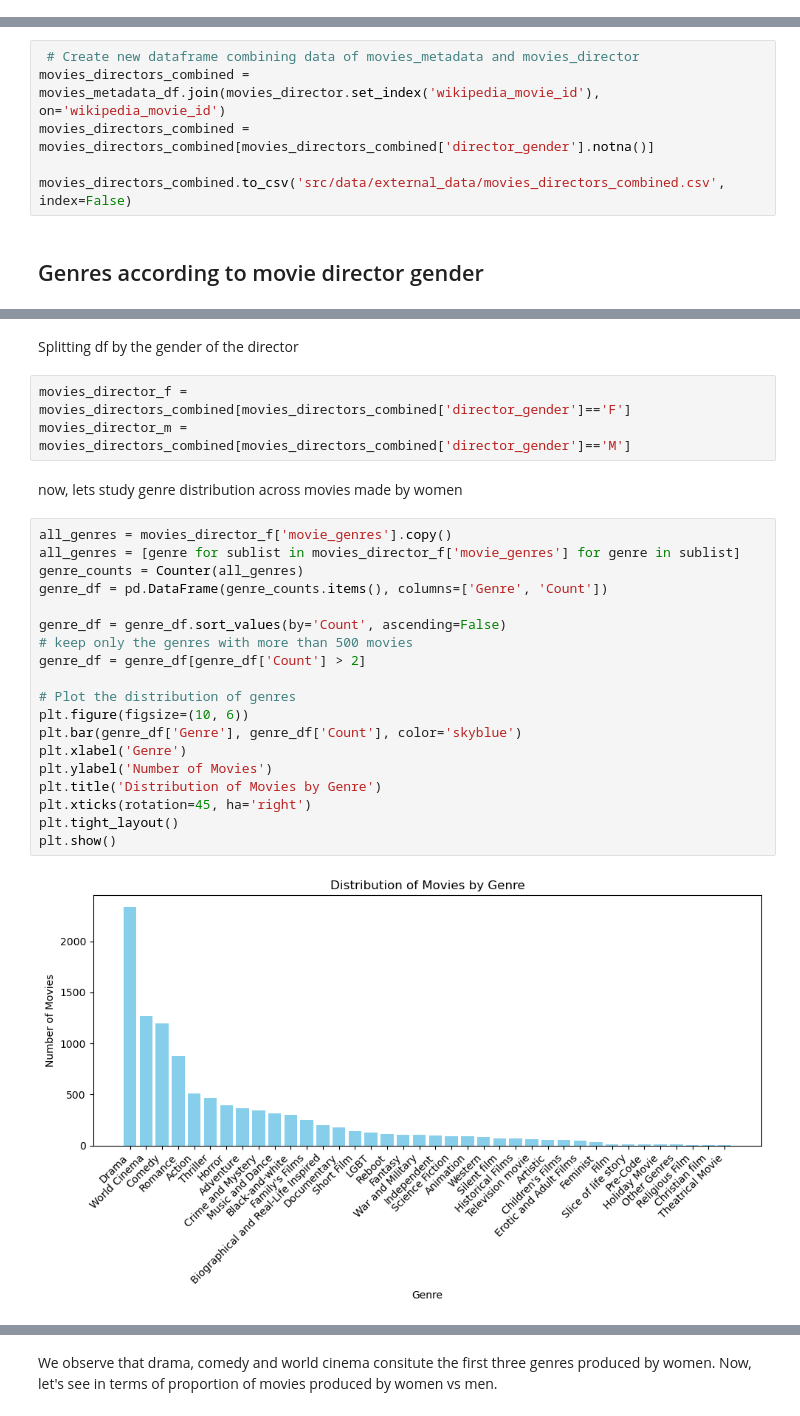
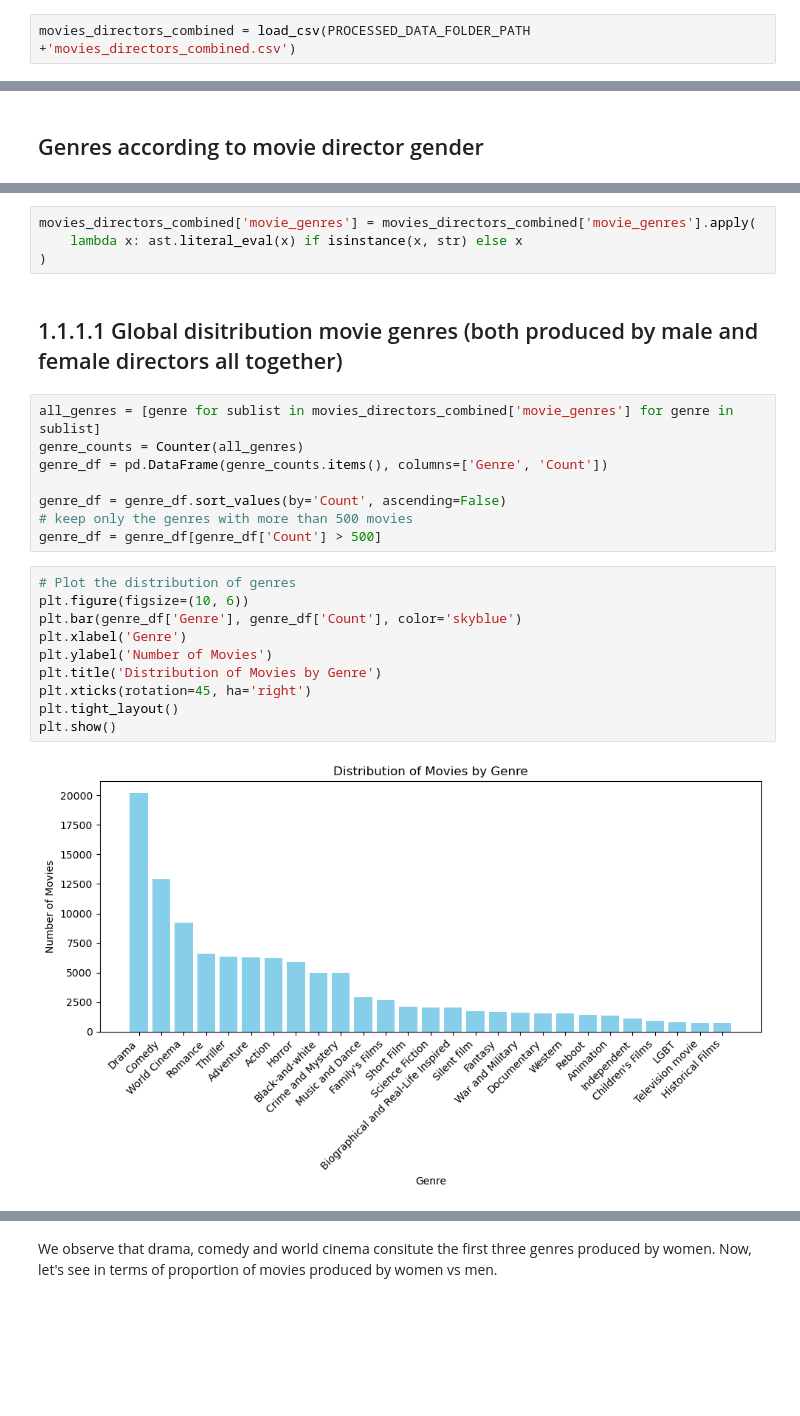
Before and after one commit to epfl-ada/ada-2024-project-adapocalypse, a Jupyter notebook: results_peps.ipynb, the cells around one changed output, grey strips where cells are left out. Saved outputs shown, nothing was run; the diff lists cells and outputs as text; blank space fills up the shorter version.

Commit message:
Results genres peps

```diff
--- a/results_peps.ipynb
+++ b/results_peps.ipynb
@@ -74,0 +40,2 @@ movies_director.rename(columns={'gender': 'director_gender'}, inplace=True)
+# %%
+movies_directors_combined = load_csv(PROCESSED_DATA_FOLDER_PATH +'movies_directors_combined.csv')
@@ -77,9 +49,3 @@ movies_director['wikipedia_movie_id'] = movies_director['wikipedia_movie_id'].as
-# %%
- # Create new dataframe combining data of movies_metadata and movies_director
-movies_directors_combined = movies_metadata_df.join(movies_director.set_index('wikipedia_movie_id'), on='wikipedia_movie_id')
-movies_directors_combined = movies_directors_combined[movies_directors_combined['director_gender'].notna()]
-
-movies_directors_combined.to_csv('src/data/external_data/movies_directors_combined.csv', index=False)
 # %% [markdown]
 ## Genres according to movie director gender
 # %%
@@ -92,28 +58,26 @@ movies_directors_combined.head(3)
-# %% [markdown]
-Splitting df by the gender of the director
-# %%
-movies_director_f = movies_directors_combined[movies_directors_combined['director_gender']=='F']
-movies_director_m = movies_directors_combined[movies_directors_combined['director_gender']=='M']
-# %% [markdown]
-now, lets study genre distribution across movies made by women
+# %%
+movies_directors_combined['movie_genres'] = movies_directors_combined['movie_genres'].apply(
+    lambda x: ast.literal_eval(x) if isinstance(x, str) else x
+)
+# %% [markdown]
+## 1.1.1.1 Global disitribution movie genres (both produced by male and female directors all together)
+# %%
+all_genres = [genre for sublist in movies_directors_combined['movie_genres'] for genre in sublist]
+genre_counts = Counter(all_genres)
+genre_df = pd.DataFrame(genre_counts.items(), columns=['Genre', 'Count'])
+
+genre_df = genre_df.sort_values(by='Count', ascending=False)
+# keep only the genres with more than 500 movies
+genre_df = genre_df[genre_df['Count'] > 500]
 # %%
-all_genres = movies_director_f['movie_genres'].copy()
-all_genres = [genre for sublist in movies_director_f['movie_genres'] for genre in sublist]
-genre_counts = Counter(all_genres)
-genre_df = pd.DataFrame(genre_counts.items(), columns=['Genre', 'Count'])
-
-genre_df = genre_df.sort_values(by='Count', ascending=False)
-# keep only the genres with more than 500 movies
-genre_df = genre_df[genre_df['Count'] > 2]
-
 # Plot the distribution of genres
 plt.figure(figsize=(10, 6))
 plt.bar(genre_df['Genre'], genre_df['Count'], color='skyblue')
 plt.xlabel('Genre')
 plt.ylabel('Number of Movies')
 plt.title('Distribution of Movies by Genre')
 plt.xticks(rotation=45, ha='right')
 plt.tight_layout()
 plt.show()
 # %% [output]
-[figure, old version]
+[figure, new version]
```
Also changed, not shown: parts of 42 cells of this notebook.
